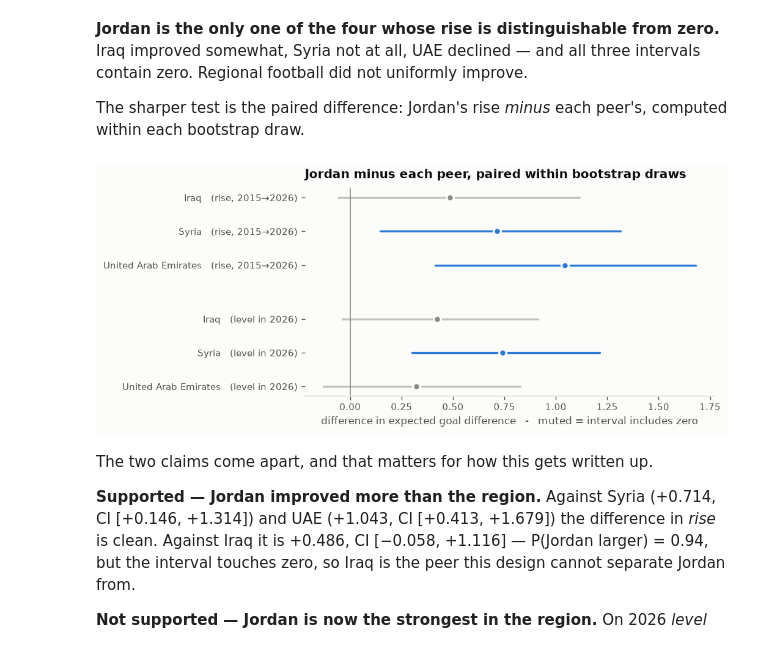
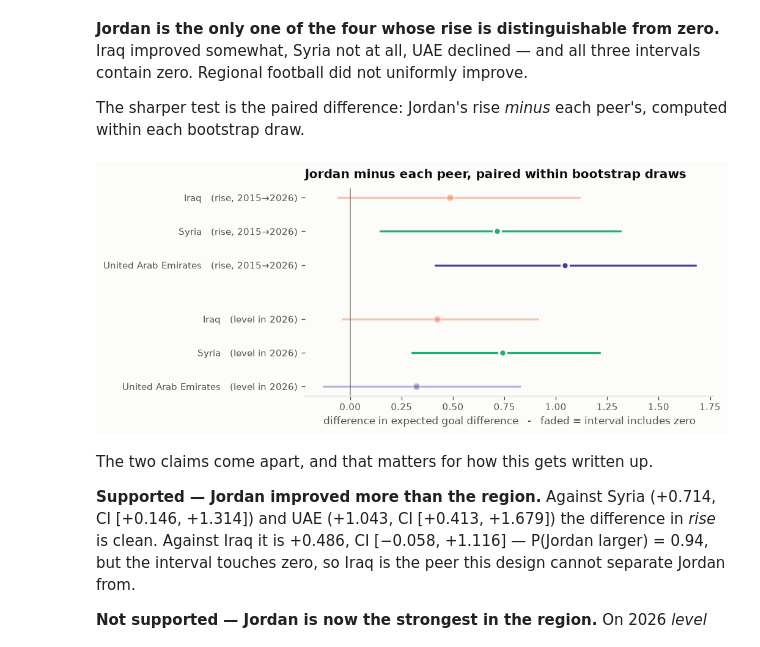
Before and after one commit to mqedan217/jordan-football-strength, a Jupyter notebook: notebooks/01_strength_model.ipynb, the cells around one changed output. Cells and saved outputs as stored; diff of their text form; code cells hidden in the pictures.

```diff
--- a/notebooks/01_strength_model.ipynb
+++ b/notebooks/01_strength_model.ipynb
@@ -399,12 +399,13 @@ ax.fill_between(j.date, j.strength_lo, j.strength_hi, color=viz.BLUE,
                 alpha=0.13, linewidth=0)
 for name in PEERS:
     d = multi[multi.team == name]
-    ax.plot(d.date, d.strength, color=viz.INK_MUTED, linewidth=1.6, alpha=0.75)
+    colour = viz.TEAM_COLOURS[name]
+    ax.plot(d.date, d.strength, color=colour, linewidth=1.8, alpha=0.9)
     last = d.iloc[-1]
     ax.annotate(name, xy=(last.date, last.strength), xytext=(8, 0),
                 textcoords="offset points", va="center", fontsize=9,
-                color=viz.INK_2)
-ax.plot(j.date, j.strength, color=viz.BLUE, linewidth=2.4, zorder=3)
+                color=colour, fontweight="semibold")
+ax.plot(j.date, j.strength, color=viz.BLUE, linewidth=2.6, zorder=3)
 last = j.iloc[-1]
 ax.annotate("Jordan", xy=(last.date, last.strength), xytext=(8, 0),
             textcoords="offset points", va="center", fontsize=10,
@@ -413,6 +414,9 @@ ax.annotate("Jordan", xy=(last.date, last.strength), xytext=(8, 0),
 viz.mark_split(ax); viz.despine(ax)
 ax.set_xlim(right=multi.date.max() + pd.Timedelta(days=850))
 ax.set_title("Opponent-adjusted strength: Jordan against three regional peers")
+ax.legend(handles=[plt.Line2D([], [], color=viz.TEAM_COLOURS[t], lw=2, label=t)
+                   for t in ["Jordan"] + PEERS], loc="upper left", ncols=4,
+          fontsize=8.5)
 ax.set_ylabel("expected goal difference\nvs an average team, neutral ground")
 plt.show()
 # %% [output]
@@ -444,33 +449,34 @@ computed within each bootstrap draw.
 # %%
 fig, ax = plt.subplots(figsize=(8.5, 3.6))
 d = cmp[cmp.kind.isin(["rise vs peer", "2026 level vs peer"])].copy()
 d["label"] = d.subject.str.replace("Jordan - ", "", regex=False)
 # reversed: matplotlib stacks upward, and the rise is the primary claim
 groups = [("2026 level vs peer", "level in 2026"), ("rise vs peer", "rise, 2015→2026")]
 
 ypos, ticks, labels = 0, [], []
 for kind, title in groups:
     sub = d[d.kind == kind].iloc[::-1]
     for _, r in sub.iterrows():
         solid = bool(r.excludes_zero)
-        colour = viz.BLUE if solid else viz.INK_MUTED
+        colour = viz.TEAM_COLOURS[r.label]
         ax.plot([r.lo, r.hi], [ypos, ypos], color=colour, linewidth=2,
-                alpha=1.0 if solid else 0.5, solid_capstyle="round", zorder=2)
+                alpha=1.0 if solid else 0.38, solid_capstyle="round", zorder=2)
         ax.plot([r.estimate], [ypos], "o", color=colour, markersize=7, zorder=3,
+                alpha=1.0 if solid else 0.45,
                 markeredgecolor=viz.SURFACE, markeredgewidth=2)
         ticks.append(ypos); labels.append(f"{r.label}   ({title})")
         ypos += 1
     ypos += 0.6
 
 ax.axvline(0, color=viz.INK_MUTED, linewidth=1.0, zorder=1)
 ax.set_yticks(ticks, labels, fontsize=9)
 viz.despine(ax, keep=("bottom",))
 ax.grid(axis="y", visible=False)
 ax.set_title("Jordan minus each peer, paired within bootstrap draws")
-ax.set_xlabel("difference in expected goal difference   -   muted = interval includes zero")
+ax.set_xlabel("difference in expected goal difference   -   faded = interval includes zero")
 plt.show()
 # %% [output]
-[figure, old version]
+[figure, new version]
 # %% [markdown]
 The two claims come apart, and that matters for how this gets written up.
 
```
Also changed, not shown: parts of 4 cells of this notebook, 1 other file.
